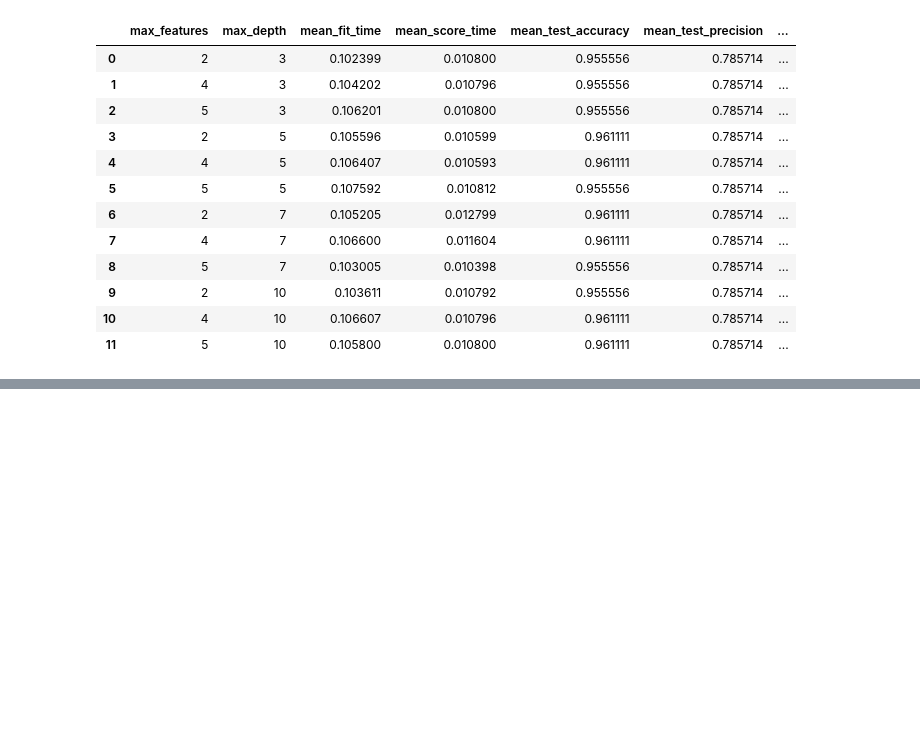
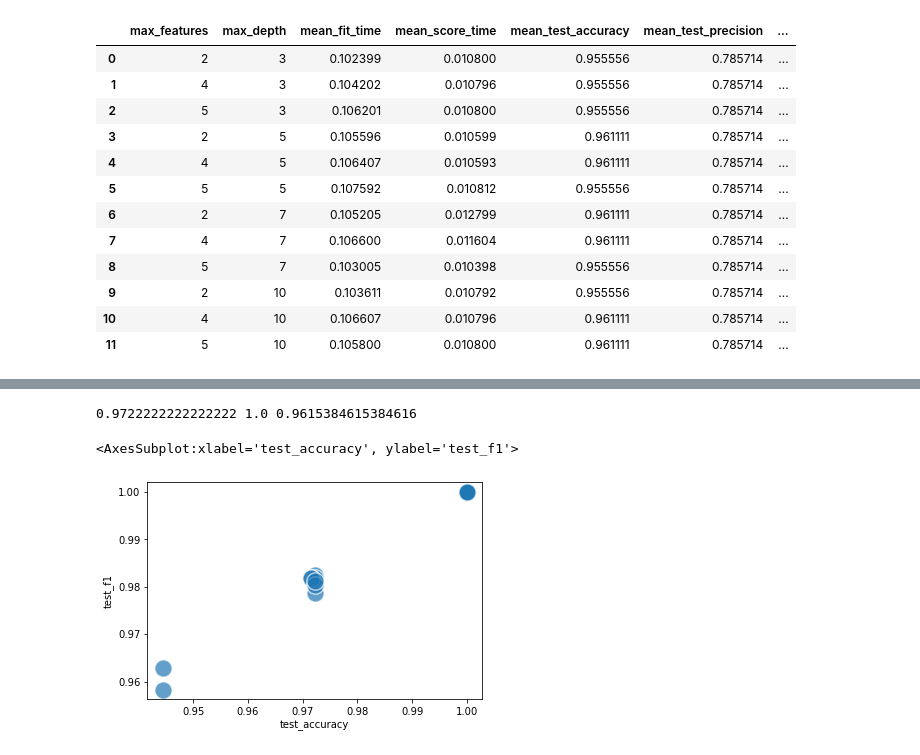
Before and after one commit to honghanhh/mci_python_36a1_l2, a Jupyter notebook: Lectures/lecture_05/thuynm_lecture_06_inclass_p36a10l2.ipynb, the cells around one changed output, grey strips where cells are left out. Saved outputs shown, nothing was run; the diff lists cells and outputs as text; code cells hidden in the pictures; blank space fills up the shorter version.

```diff
--- a/Lectures/lecture_05/thuynm_lecture_06_inclass_p36a10l2.ipynb
+++ b/Lectures/lecture_05/thuynm_lecture_06_inclass_p36a10l2.ipynb
@@ -398,0 +459,4 @@ gs_result_df[['max_features', 'max_depth', *mean_cols, *rank_cols]]
+# %%
+scaler = RobustScaler()
+X_scaled = scaler.fit_transform(np.log1p(X))
+X_scaled
@@ -398,0 +477,13 @@ gs_result_df[['max_features', 'max_depth', *mean_cols, *rank_cols]]
+# %%
+from sklearn.model_selection import train_test_split
+from sklearn.ensemble import RandomForestClassifier
+from sklearn import metrics
+x_train, x_test, y_train, y_test=train_test_split(X_scaled,y,test_size=0.2,stratify=y,random_state = 420)
+# %%
+forest = RandomForestClassifier()
+forest.fit(x_train,y_train)
+y_pred = forest.predict(x_test)
+# %%
+print(metrics.accuracy_score(y_test, y_pred),metrics.precision_score(y_test,y_pred),metrics.recall_score(y_test,y_pred))
+# %% [output]
+0.9722222222222222 1.0 0.9615384615384616
@@ -398,0 +492,9 @@ gs_result_df[['max_features', 'max_depth', *mean_cols, *rank_cols]]
+# %%
+cv = RepeatedKFold(n_splits = 5,n_repeats=6,random_state =420)
+scoring = ['accuracy', 'precision', 'recall', 'f1']
+forest_scores = cross_validate(forest, X_scaled, y, cv=cv, n_jobs=2, scoring=scoring)
+# %%
+sns.scatterplot(data=forest_scores, x='test_accuracy', y='test_f1', s=300, alpha=0.7)
+# %% [output]
+<AxesSubplot:xlabel='test_accuracy', ylabel='test_f1'>
+[figure, added]
```
Also changed, not shown: parts of 24 cells of this notebook.
